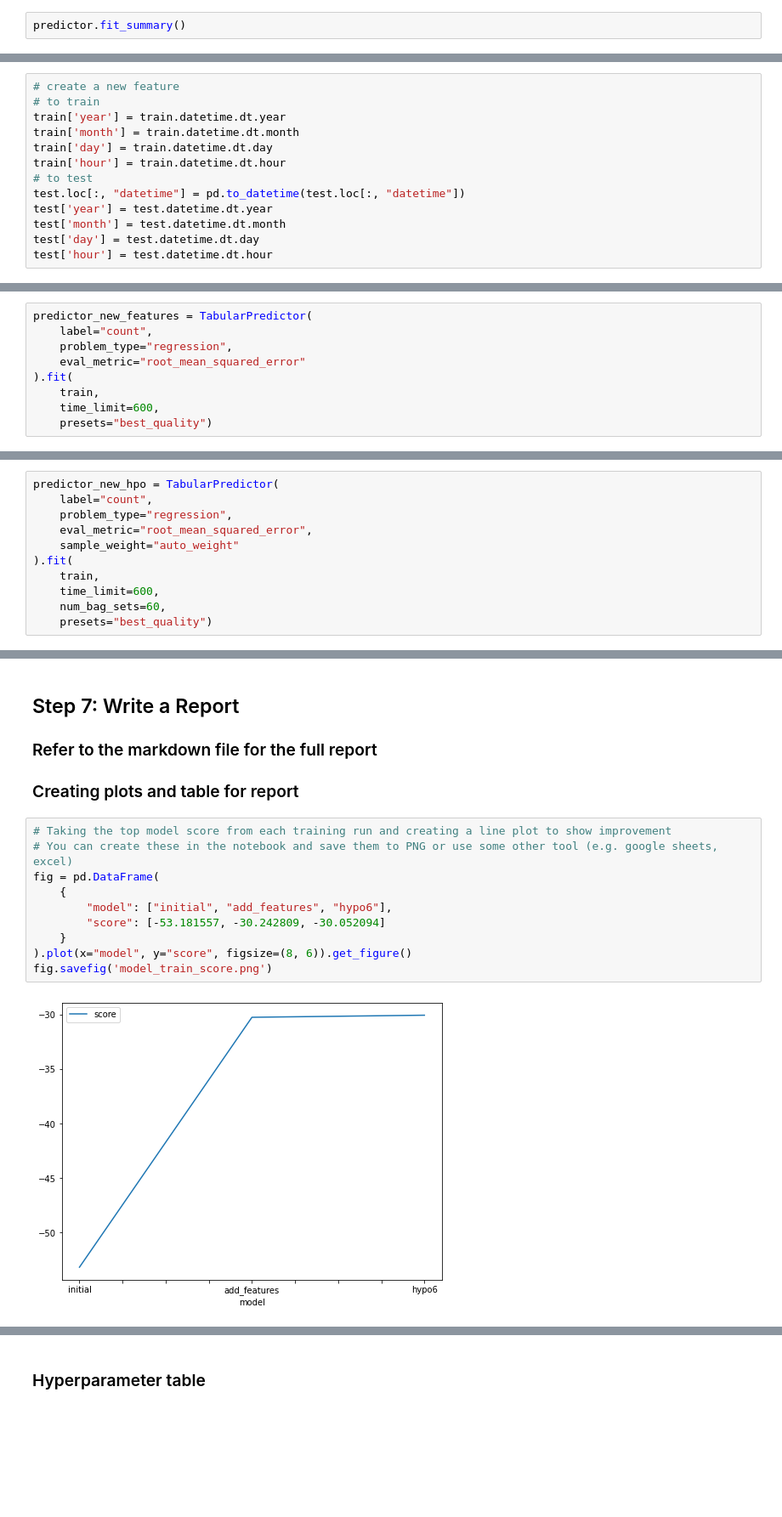
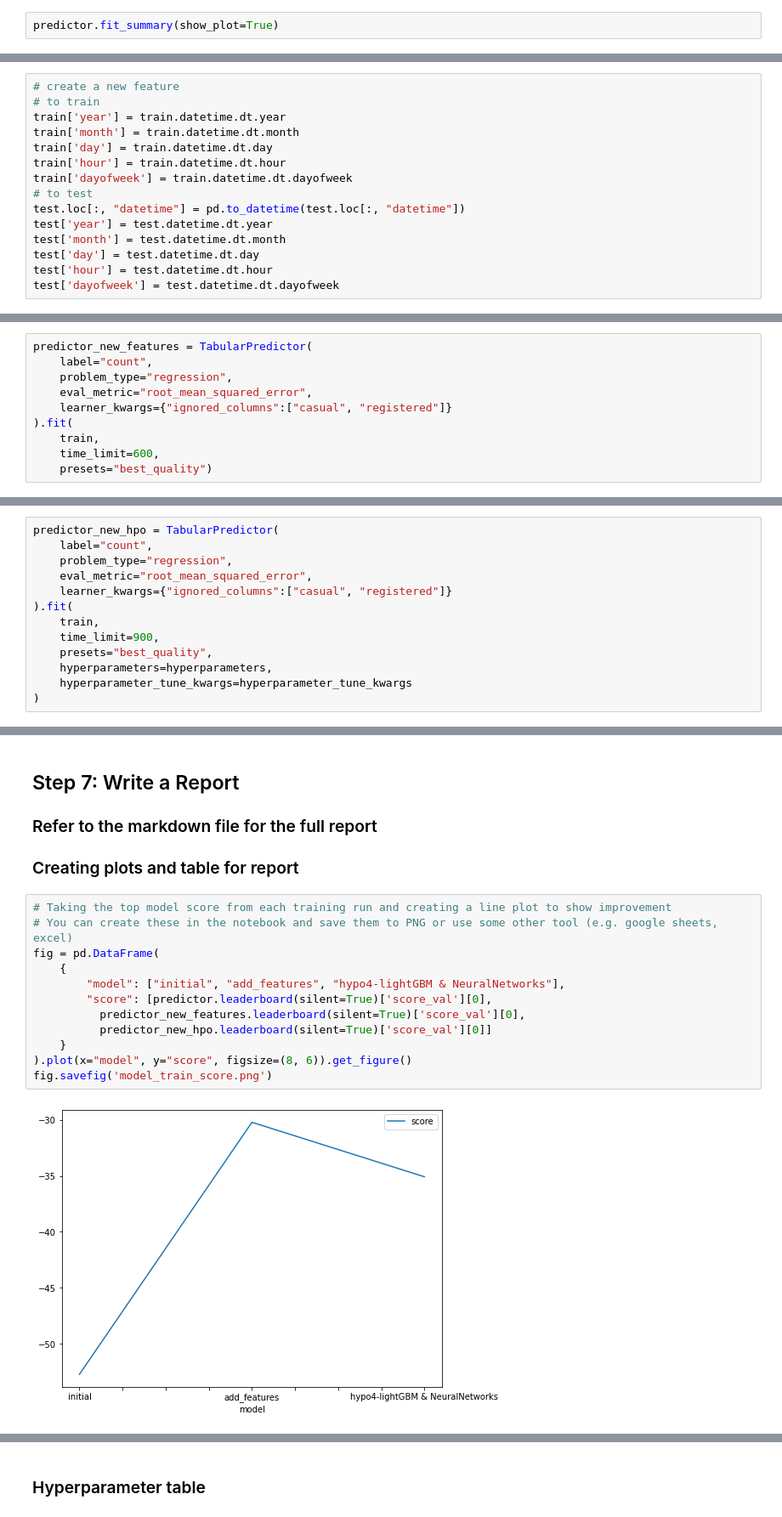
Before and after one commit to ThuraTunScibotics/Predict-Bike-Sharing-Demand-with-AutoGluon, a Jupyter notebook: project-template.ipynb, the cells around one changed output, grey strips where cells are left out. Shown at 85% size. Saved outputs shown, nothing was run; the diff lists cells and outputs as text; blank space fills up the shorter version.

```diff
--- a/project-template.ipynb
+++ b/project-template.ipynb
@@ -207,7 +233,7 @@ TabularPredictor saved. To load, use: predictor = TabularPredictor.load("Autoglu
 # %% [markdown]
 ### Review AutoGluon's training run with ranking of models that did the best.
 # %%
-predictor.fit_summary()
+predictor.fit_summary(show_plot=True)
 # %% [output]
 *** Summary of fit() ***
 Estimated performance of each model:
@@ -353,12 +384,14 @@ train['year'] = train.datetime.dt.year
 train['month'] = train.datetime.dt.month
 train['day'] = train.datetime.dt.day
 train['hour'] = train.datetime.dt.hour
+train['dayofweek'] = train.datetime.dt.dayofweek
 # to test
 test.loc[:, "datetime"] = pd.to_datetime(test.loc[:, "datetime"])
 test['year'] = test.datetime.dt.year
 test['month'] = test.datetime.dt.month
 test['day'] = test.datetime.dt.day
 test['hour'] = test.datetime.dt.hour
+test['dayofweek'] = test.datetime.dt.dayofweek
 # %%
 # train.info()
 # %% [markdown]
@@ -394,7 +446,8 @@ train.hist();
 predictor_new_features = TabularPredictor(
     label="count",
     problem_type="regression",
-    eval_metric="root_mean_squared_error"
+    eval_metric="root_mean_squared_error",
+    learner_kwargs={"ignored_columns":["casual", "registered"]}
 ).fit(
     train,
     time_limit=600,
@@ -521,10 +608,12 @@ predictor_new_hpo = TabularPredictor(
     label="count",
     problem_type="regression",
     eval_metric="root_mean_squared_error",
-    sample_weight="auto_weight"
+    learner_kwargs={"ignored_columns":["casual", "registered"]}
 ).fit(
     train,
-    time_limit=600,
-    num_bag_sets=60,
-    presets="best_quality")
+    time_limit=900,
+    presets="best_quality",
+    hyperparameters=hyperparameters,
+    hyperparameter_tune_kwargs=hyperparameter_tune_kwargs
+)
 # %% [output]
@@ -652,15 +740,17 @@ submission.csv               2023-05-28 09:49:24  first raw submission
 # %%
 # Taking the top model score from each training run and creating a line plot to show improvement
 # You can create these in the notebook and save them to PNG or use some other tool (e.g. google sheets, excel)
 fig = pd.DataFrame(
     {
-        "model": ["initial", "add_features", "hypo6"],
-        "score": [-53.181557, -30.242809, -30.052094]
+        "model": ["initial", "add_features", "hypo4-lightGBM & NeuralNetworks"],
+        "score": [predictor.leaderboard(silent=True)['score_val'][0],
+          predictor_new_features.leaderboard(silent=True)['score_val'][0],
+          predictor_new_hpo.leaderboard(silent=True)['score_val'][0]]
     }
 ).plot(x="model", y="score", figsize=(8, 6)).get_figure()
 fig.savefig('model_train_score.png')
 # %% [output]
-[figure, old version]
+[figure, new version]
 # %%
 # Take the 3 kaggle scores and creating a line plot to show improvement
 fig = pd.DataFrame(
```
Also changed, not shown: parts of 39 cells of this notebook.
